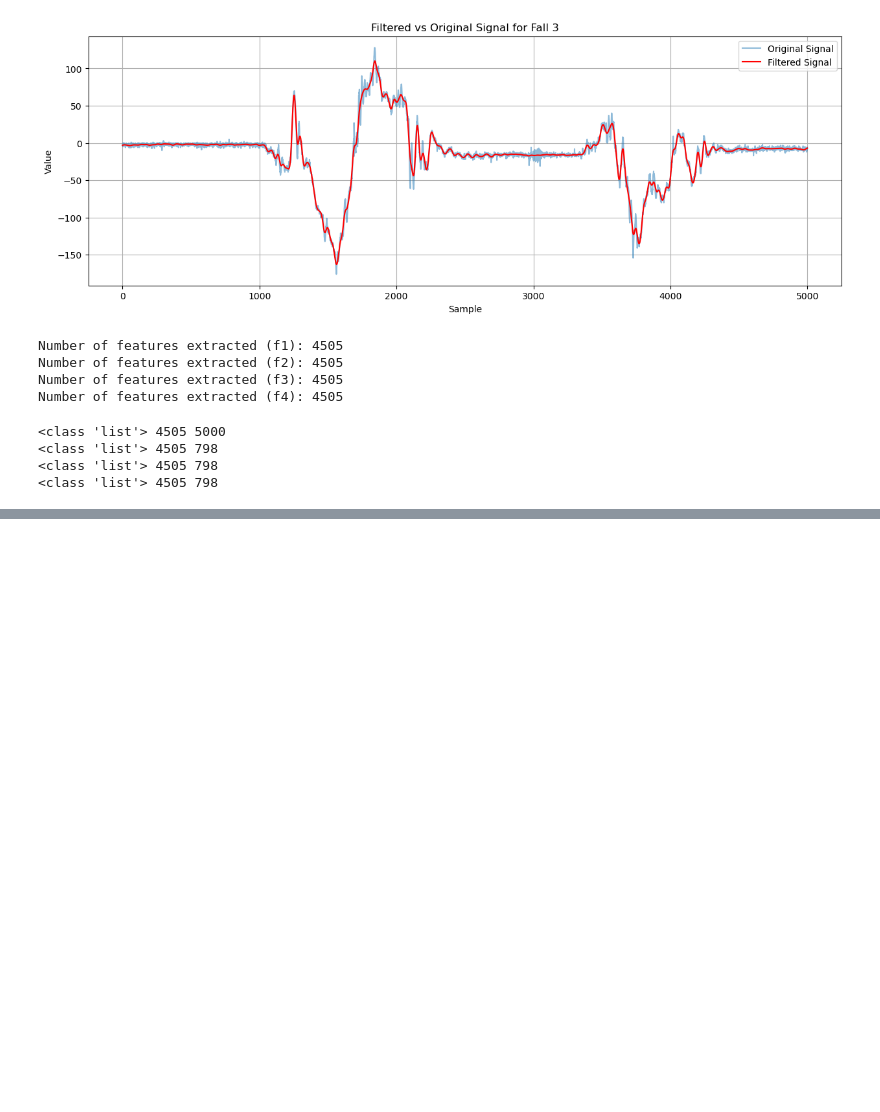
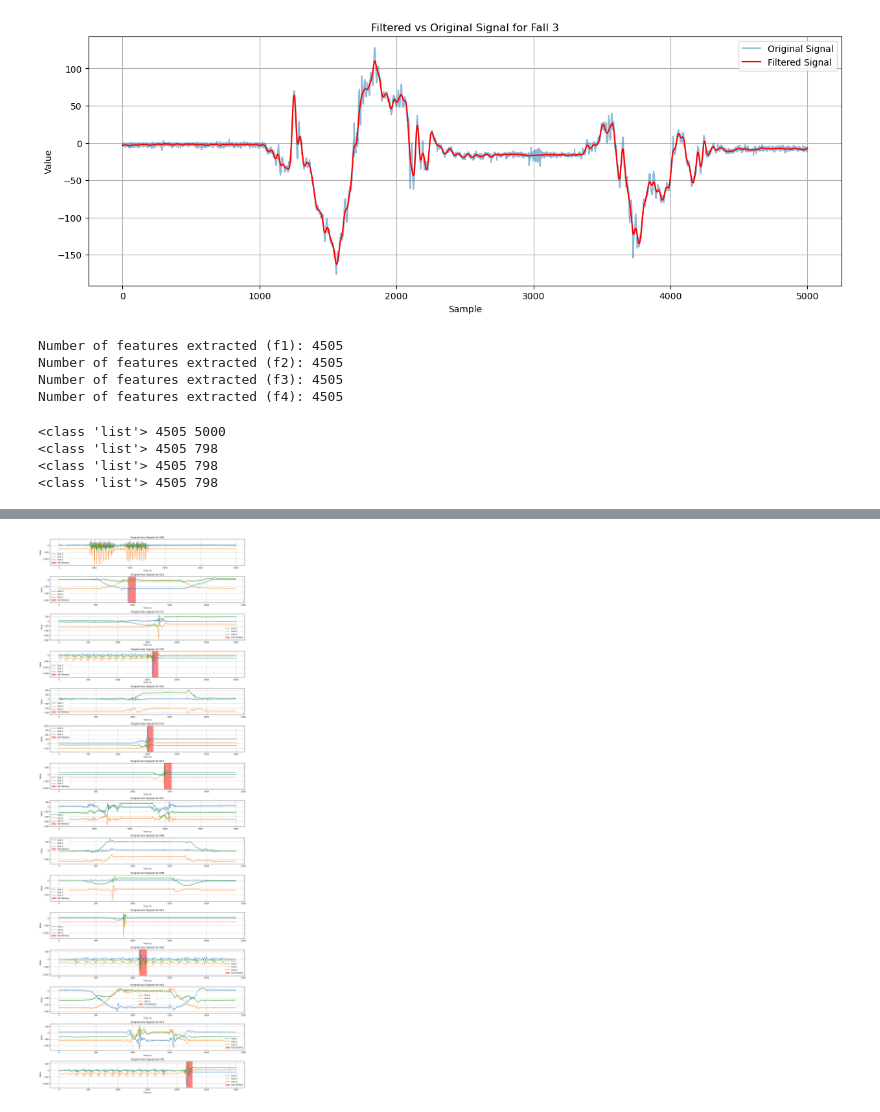
Before and after one commit to AliShrz/earpiece-fall-detection, a Jupyter notebook: main.ipynb, the cells around one changed output, grey strips where cells are left out. Saved outputs shown, nothing was run; the diff lists cells and outputs as text; code cells hidden in the pictures; blank space fills up the shorter version.

```diff
--- a/main.ipynb
+++ b/main.ipynb
@@ -733,0 +812,20 @@ plt.show()
+# %%
+
+
+plt.figure(figsize=(15, 40))
+for i, sample_number in enumerate(sample_numbers):
+    signal = all_data[sample_number][0:3,:]  # Example signal
+    start, end = find_fall_window(signal, threshold=750)
+
+    plt.subplot(15, 1, i+1)
+    for j in range(3):
+        plt.plot(signal[j,:], label=f'Axis {j+1}')
+    plt.axvspan(start, end, color='red', alpha=0.5, label='Fall Window')
+    plt.title(f'Original Axis Signals for {activity_code_list[sample_number]}')
+    plt.xlabel('Time (s)')
+    plt.ylabel('Value')
+    plt.legend()
+    plt.tight_layout()
+    plt.grid()
+# %% [output]
+[figure, added]
```
Also changed, not shown: parts of 13 cells of this notebook.
